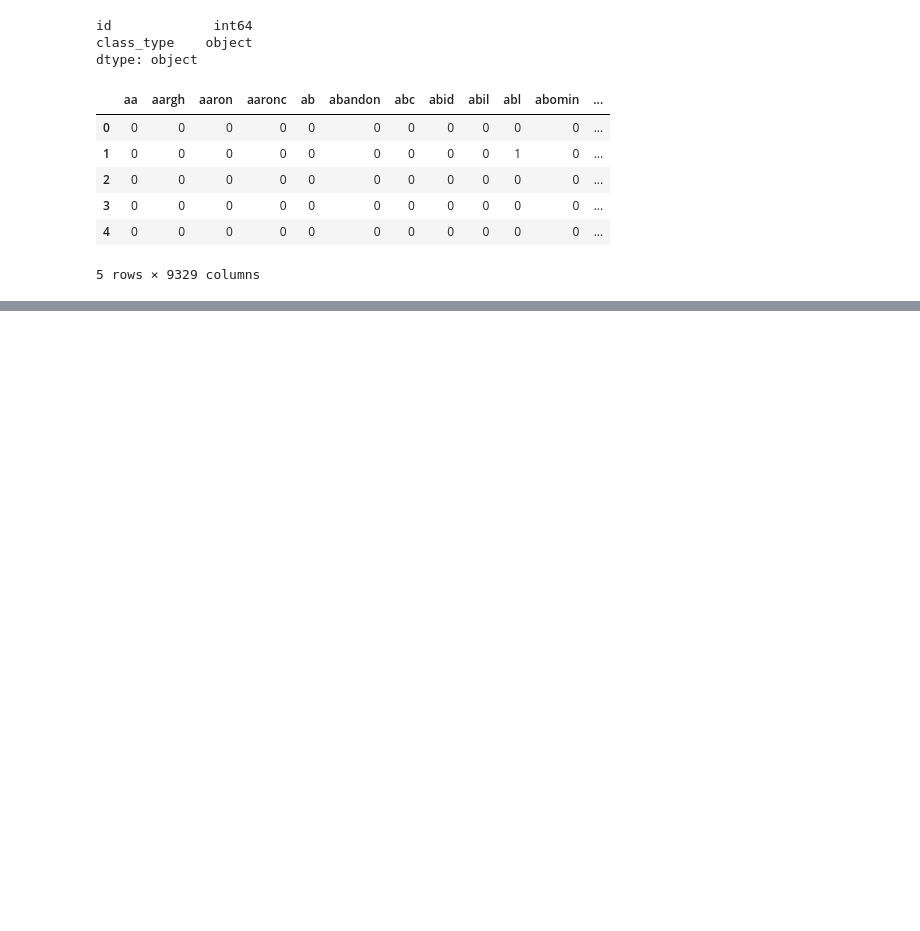
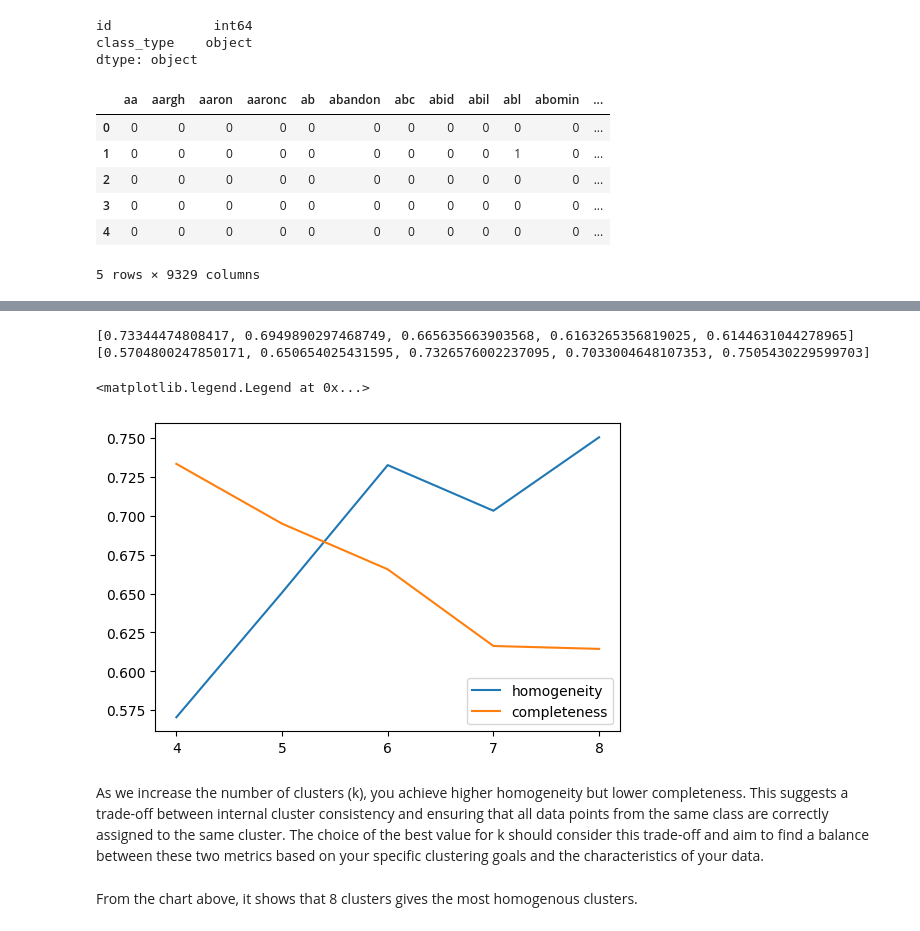
Before and after one commit to kushalnavghare/DSC-478_PRG_ML_APP, a Jupyter notebook: Assignment_3.ipynb, the cells around one changed output, grey strips where cells are left out. Saved outputs shown, nothing was run; the diff lists cells and outputs as text; code cells hidden in the pictures; blank space fills up the shorter version.

```diff
--- a/Assignment_3.ipynb
+++ b/Assignment_3.ipynb
@@ -680,0 +784,2 @@ X_train, X_test, y_train, y_test = train_test_split(X, y, random_state=RANDOM_ST
+# %%
+X_train['original_cluster'] = y_train
@@ -680,0 +801,34 @@ X_train, X_test, y_train, y_test = train_test_split(X, y, random_state=RANDOM_ST
+# %%
+# loop over range of cluster numbers
+homogeneity_scrs = []
+completeness_scrs = []
+for num_cluster in range(4, 9, 1):
+  kmeans = KMeans(n_clusters=num_cluster, random_state=RANDOM_STATE)
+  # fit on tfidf data
+  labels = kmeans.fit_predict(train_tfidf_matrix)
+  # assign label to count vectorized data
+  X_train['cluster_label'] = labels
+  completeness_scrs.append(completeness_score(X_train.original_cluster, X_train.cluster_label))
+  homogeneity_scrs.append(homogeneity_score(X_train.original_cluster, X_train.cluster_label))
+# %%
+print(completeness_scrs)
+print(homogeneity_scrs)
+# %% [output]
+[0.73344474808417, 0.6949890297468749, 0.665635663903568, 0.6163265356819025, 0.6144631044278965]
+[0.5704800247850171, 0.650654025431595, 0.7326576002237095, 0.7033004648107353, 0.7505430229599703]
+# %%
+# plot results
+x_ticks = [i for i in range(4, 9, 1)]
+x_labels = [str(i) for i in range(4, 9, 1)]
+plt.figure(figsize=(6, 4))
+plt.plot(range(4, 9, 1), homogeneity_scrs, label='homogeneity')
+plt.plot(range(4, 9, 1), completeness_scrs, label = 'completeness')
+plt.xticks(x_ticks, x_labels)
+plt.legend()
+# %% [output]
+<matplotlib.legend.Legend at 0x...>
+[figure, added]
+# %% [markdown]
+As we increase the number of clusters (k), you achieve higher homogeneity but lower completeness. This suggests a trade-off between internal cluster consistency and ensuring that all data points from the same class are correctly assigned to the same cluster. The choice of the best value for k should consider this trade-off and aim to find a balance between these two metrics based on your specific clustering goals and the characteristics of your data.
+# %% [markdown]
+From the chart above, it shows that 8 clusters gives the most homogenous clusters.
```
Also changed, not shown: parts of 54 cells of this notebook.
